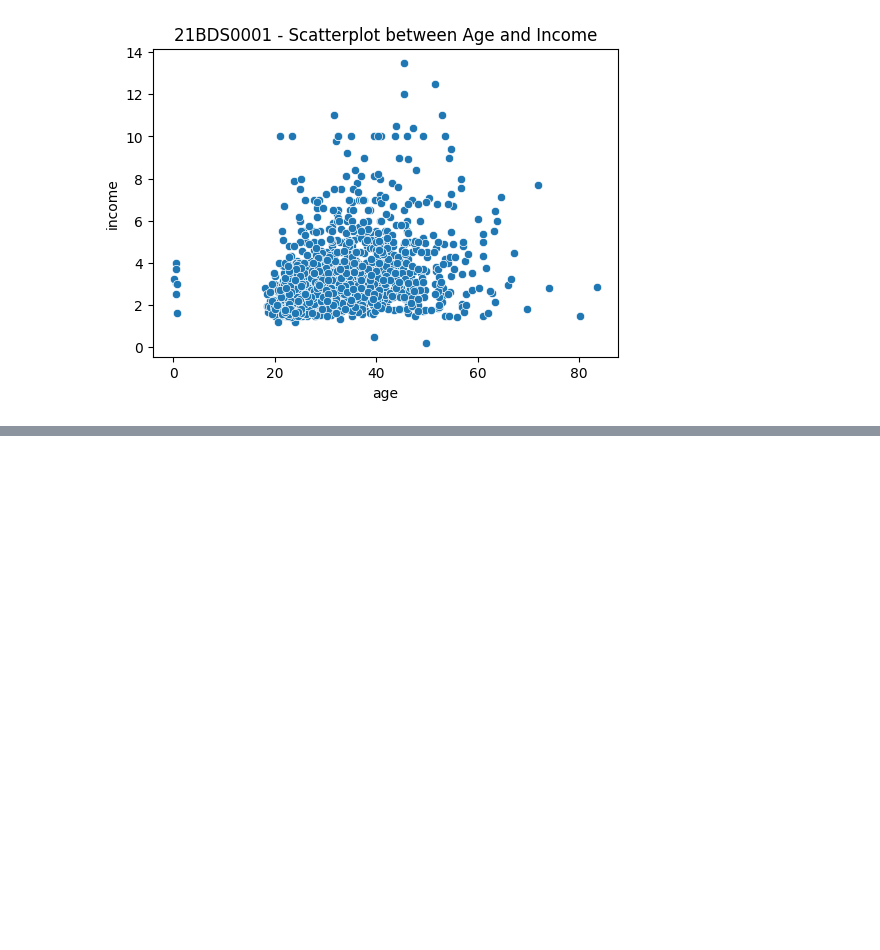
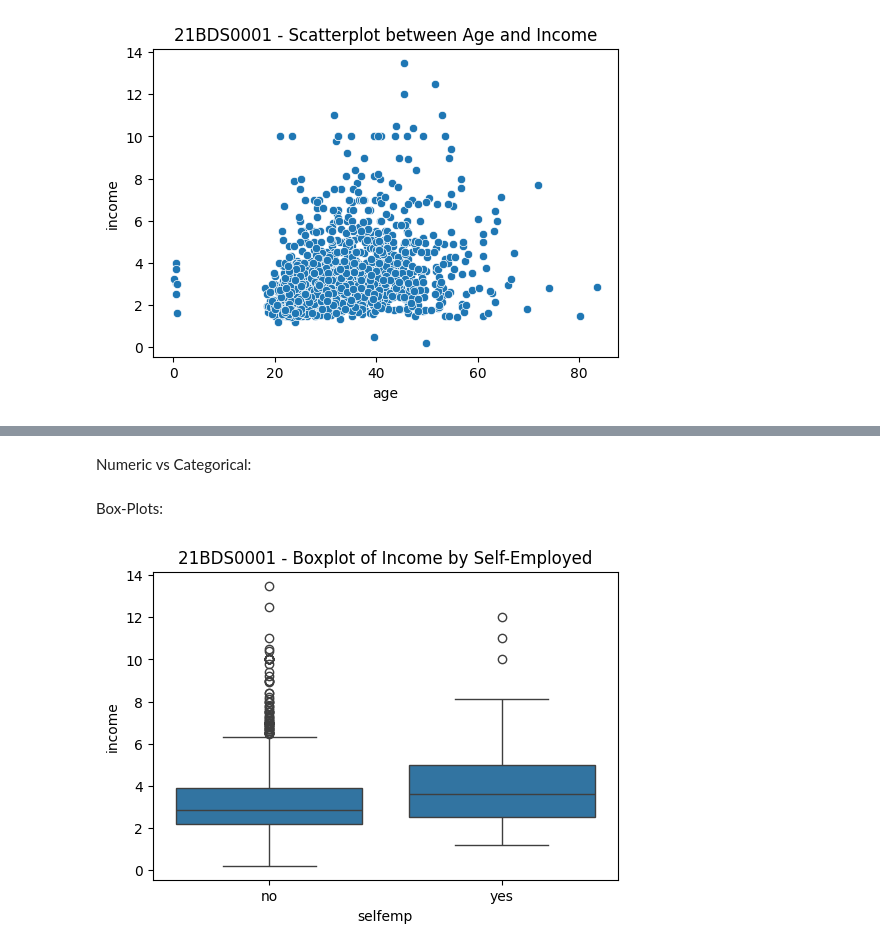
Before and after one commit to mukund-n/EDA---DA---21BDS0001, a Jupyter notebook: EDA_21BDS0001.ipynb, the cells around one changed output, grey strips where cells are left out. Cells and saved outputs as stored; diff of their text form; code cells hidden in the pictures; blank space fills up the shorter version.

```diff
--- a/EDA_21BDS0001.ipynb
+++ b/EDA_21BDS0001.ipynb
@@ -396,0 +409,11 @@ plt.show()
+# %% [markdown]
+Numeric vs Categorical:
+# %% [markdown]
+Box-Plots:
+# %%
+plt.figure(figsize=(6,4))
+sns.boxplot(x='selfemp', y='income', data=BDS0001)
+plt.title('21BDS0001 - Boxplot of Income by Self-Employed')
+plt.show()
+# %% [output]
+[figure, added]
```
Also changed, not shown: parts of 17 cells of this notebook.
